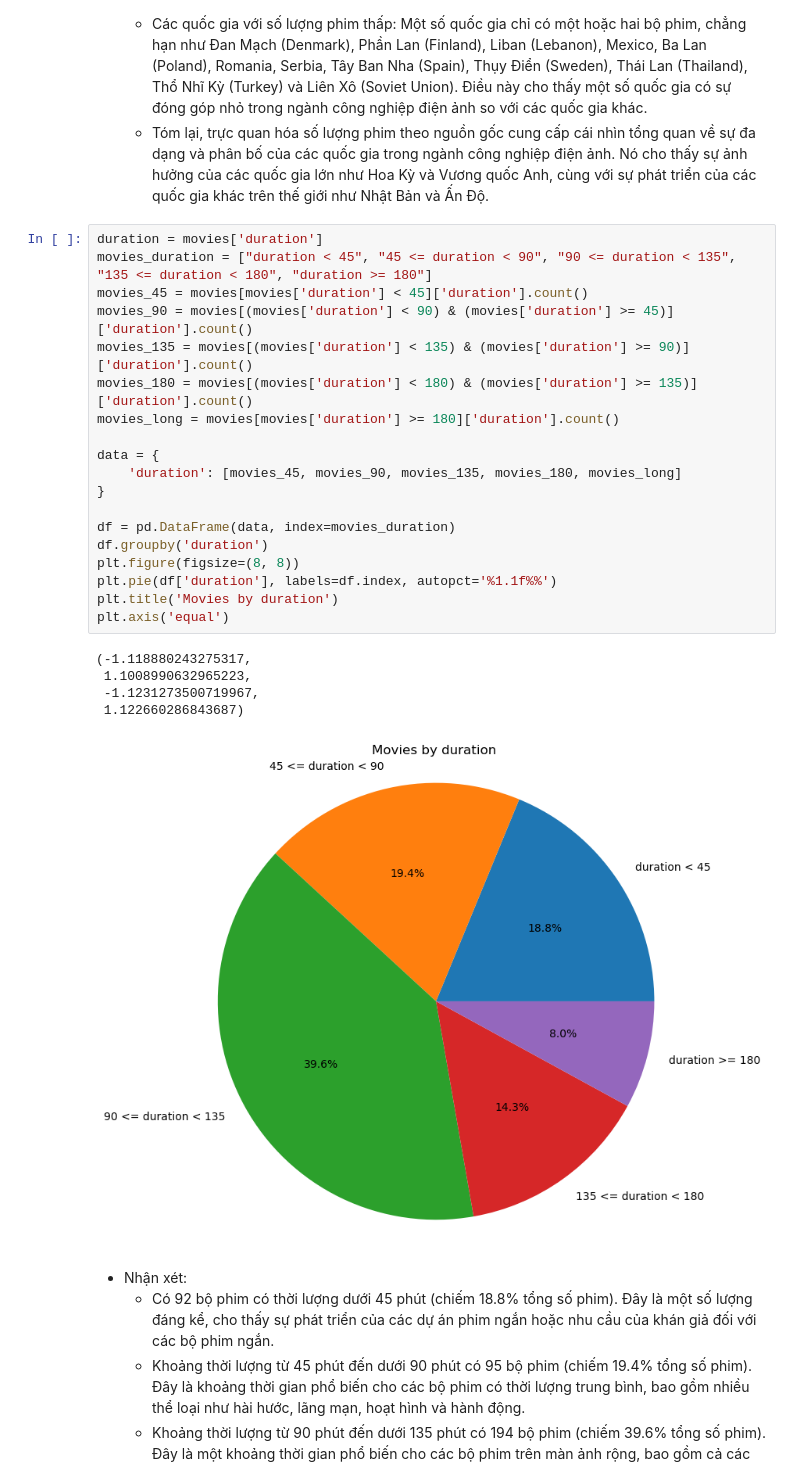
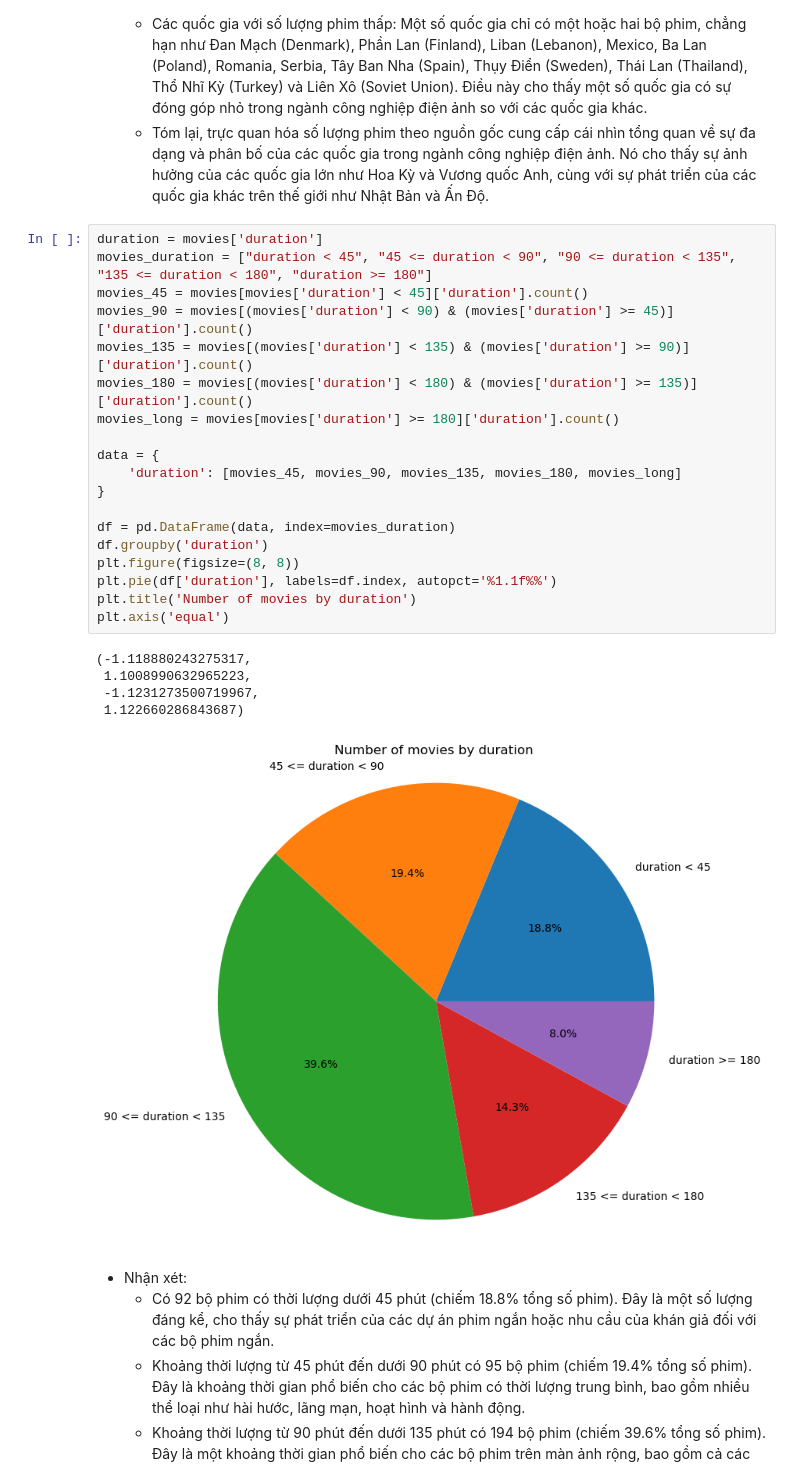
Before and after one commit to LeRon1605/movie-recommender-system, a Jupyter notebook: visualize-data/data-visualisation.ipynb, the cells around one changed output. Cells and saved outputs as stored; diff of their text form.

```diff
--- a/visualize-data/data-visualisation.ipynb
+++ b/visualize-data/data-visualisation.ipynb
@@ -319,28 +319,28 @@ plt.show()
 # %%
 duration = movies['duration']
 movies_duration = ["duration < 45", "45 <= duration < 90", "90 <= duration < 135", "135 <= duration < 180", "duration >= 180"]
 movies_45 = movies[movies['duration'] < 45]['duration'].count()
 movies_90 = movies[(movies['duration'] < 90) & (movies['duration'] >= 45)]['duration'].count()
 movies_135 = movies[(movies['duration'] < 135) & (movies['duration'] >= 90)]['duration'].count()
 movies_180 = movies[(movies['duration'] < 180) & (movies['duration'] >= 135)]['duration'].count()
 movies_long = movies[movies['duration'] >= 180]['duration'].count()
 
 data = {
     'duration': [movies_45, movies_90, movies_135, movies_180, movies_long]
 }
 
 df = pd.DataFrame(data, index=movies_duration)
 df.groupby('duration')
 plt.figure(figsize=(8, 8))
 plt.pie(df['duration'], labels=df.index, autopct='%1.1f%%')
-plt.title('Movies by duration')
+plt.title('Number of movies by duration')
 plt.axis('equal')
 # %% [output]
 (-1.118880243275317,
  1.1008990632965223,
  -1.1231273500719967,
  1.122660286843687)
-[figure, old version]
+[figure, new version]
 # %% [markdown]
 - Nhận xét:
     + Có 92 bộ phim có thời lượng dưới 45 phút (chiếm 18.8% tổng số phim). Đây là một số lượng đáng kể, cho thấy sự phát triển của các dự án phim ngắn hoặc nhu cầu của khán giả đối với các bộ phim ngắn.
```
Also changed, not shown: parts of 4 cells of this notebook.
